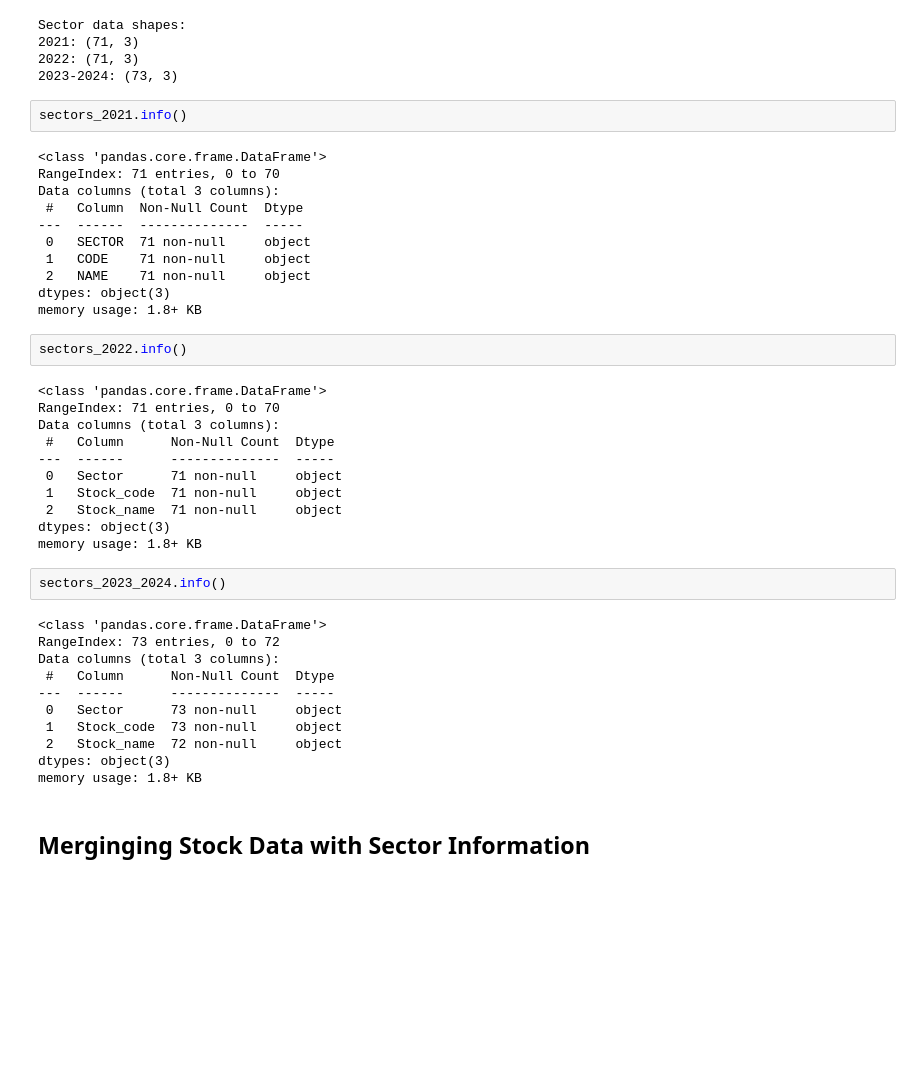
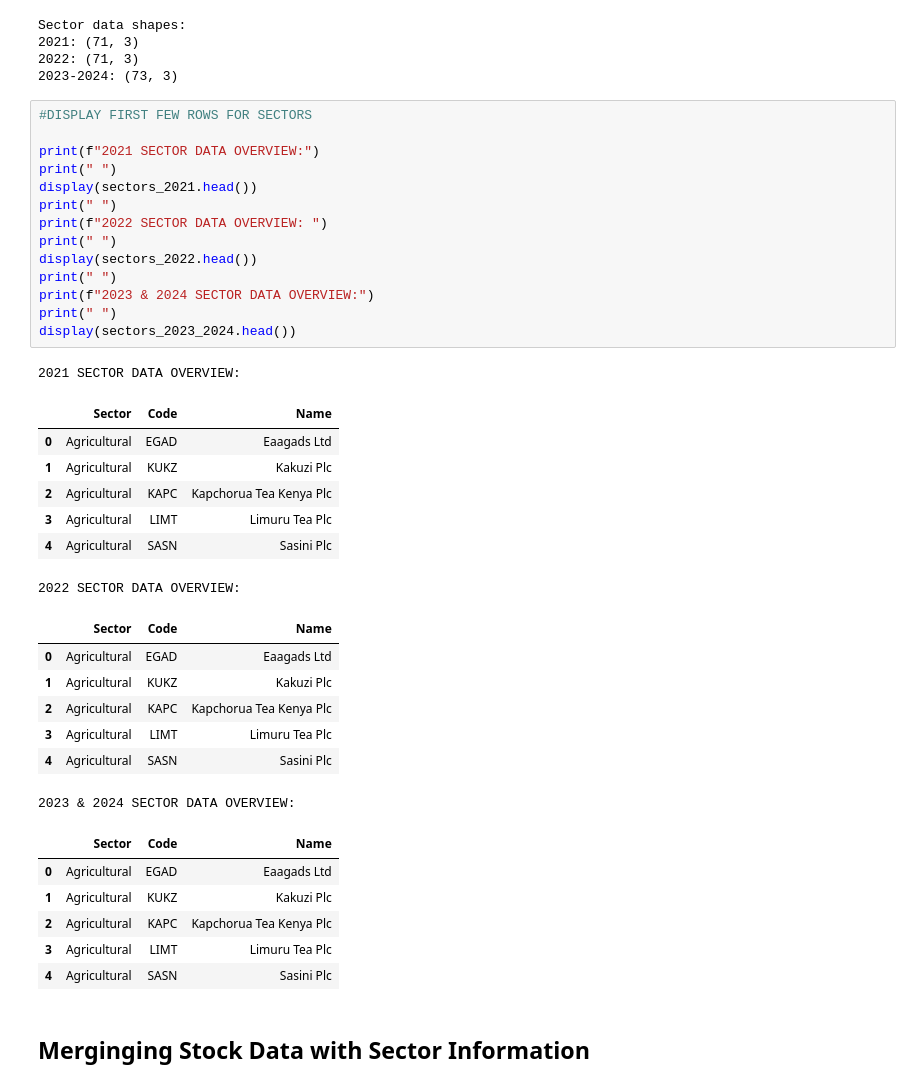
Before and after one commit to lorenaterah/NSE_Stock_Market_Segmentation, a Jupyter notebook: Notebooks/Steve.ipynb, the cells around one changed output. Drawn from its saved outputs; the diff is of its cells as text; blank space fills up the shorter version.

Commit message:
objectives & solution

```diff
--- a/Notebooks/Steve.ipynb
+++ b/Notebooks/Steve.ipynb
@@ -202,45 +213,42 @@ Sector data shapes:
 2021: (71, 3)
 2022: (71, 3)
 2023-2024: (73, 3)
-# %%
-sectors_2021.info()
-# %% [output]
-<class 'pandas.core.frame.DataFrame'>
-RangeIndex: 71 entries, 0 to 70
-Data columns (total 3 columns):
- #   Column  Non-Null Count  Dtype
----  ------  --------------  -----
- 0   SECTOR  71 non-null     object
- 1   CODE    71 non-null     object
- 2   NAME    71 non-null     object
-dtypes: object(3)
-memory usage: 1.8+ KB
-# %%
-sectors_2022.info()
-# %% [output]
-<class 'pandas.core.frame.DataFrame'>
-RangeIndex: 71 entries, 0 to 70
-Data columns (total 3 columns):
- #   Column      Non-Null Count  Dtype
----  ------      --------------  -----
- 0   Sector      71 non-null     object
- 1   Stock_code  71 non-null     object
- 2   Stock_name  71 non-null     object
-dtypes: object(3)
-memory usage: 1.8+ KB
-# %%
-sectors_2023_2024.info()
-# %% [output]
-<class 'pandas.core.frame.DataFrame'>
-RangeIndex: 73 entries, 0 to 72
-Data columns (total 3 columns):
- #   Column      Non-Null Count  Dtype
----  ------      --------------  -----
- 0   Sector      73 non-null     object
- 1   Stock_code  73 non-null     object
- 2   Stock_name  72 non-null     object
-dtypes: object(3)
-memory usage: 1.8+ KB
+# %%
+#DISPLAY FIRST FEW ROWS FOR SECTORS
+
+print(f"2021 SECTOR DATA OVERVIEW:")
+print(" ")
+display(sectors_2021.head())
+print(" ")
+print(f"2022 SECTOR DATA OVERVIEW: ")
+print(" ")
+display(sectors_2022.head())
+print(" ")
+print(f"2023 & 2024 SECTOR DATA OVERVIEW:")
+print(" ")
+display(sectors_2023_2024.head())
+# %% [output]
+2021 SECTOR DATA OVERVIEW:
+|  | Sector | Code | Name |
+| 0 | Agricultural | EGAD | Eaagads Ltd |
+| 1 | Agricultural | KUKZ | Kakuzi Plc |
+| 2 | Agricultural | KAPC | Kapchorua Tea Kenya Plc |
+| 3 | Agricultural | LIMT | Limuru Tea Plc |
+| 4 | Agricultural | SASN | Sasini Plc |
+2022 SECTOR DATA OVERVIEW:
+|  | Sector | Code | Name |
+| 0 | Agricultural | EGAD | Eaagads Ltd |
+| 1 | Agricultural | KUKZ | Kakuzi Plc |
+| 2 | Agricultural | KAPC | Kapchorua Tea Kenya Plc |
+| 3 | Agricultural | LIMT | Limuru Tea Plc |
+| 4 | Agricultural | SASN | Sasini Plc |
+2023 & 2024 SECTOR DATA OVERVIEW:
+|  | Sector | Code | Name |
+| 0 | Agricultural | EGAD | Eaagads Ltd |
+| 1 | Agricultural | KUKZ | Kakuzi Plc |
+| 2 | Agricultural | KAPC | Kapchorua Tea Kenya Plc |
+| 3 | Agricultural | LIMT | Limuru Tea Plc |
+| 4 | Agricultural | SASN | Sasini Plc |
 # %% [markdown]
 ## Merginging Stock Data with Sector Information
 # %%
```
Also changed, not shown: parts of 7 cells of this notebook.
